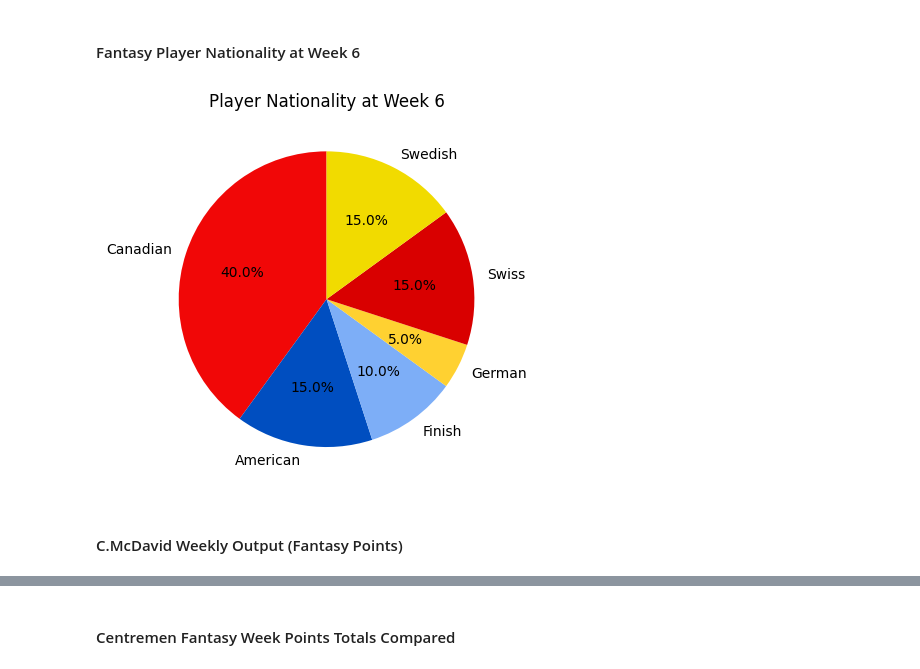
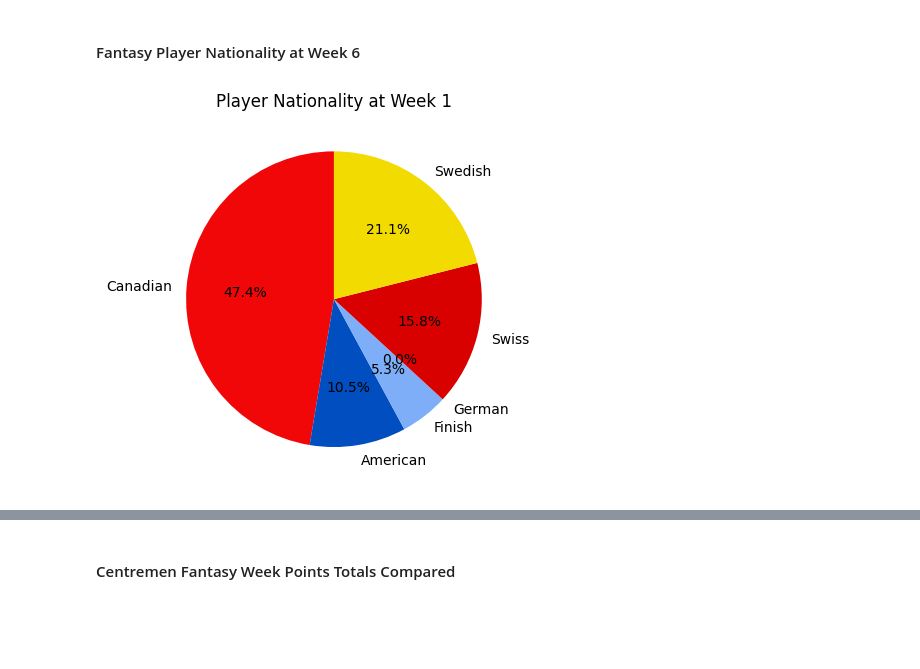
Before and after one commit to carsonbennett1/Hockey-Player-Analysis-Project, a Jupyter notebook: Fantasy_Analysis.ipynb, the cells around one changed output, grey strips where cells are left out. Drawn from its saved outputs; the diff is of its cells as text; code cells hidden in the pictures; blank space fills up the shorter version.

```diff
--- a/Fantasy_Analysis.ipynb
+++ b/Fantasy_Analysis.ipynb
@@ -31,26 +31,24 @@ df
 # %%
 #Get Pie Chart Labels
 labels = ['Canadian', 'American', 'Finish', 'German', 'Swiss', 'Swedish']
 
 # Get Player Nationalities
 # Players must have played in Week6
-canadian = df[(df['Nationality'] == 'CAN') & (~pd.isna(df['Week6']))]
-american = df[(df['Nationality'] == 'USA') & (~pd.isna(df['Week6']))]
-german = df[(df['Nationality'] == 'GER') & (~pd.isna(df['Week6']))]
-swiss = df[(df['Nationality'] == 'SWI') & (~pd.isna(df['Week6']))]
-finish = df[(df['Nationality'] == 'FIN') & (~pd.isna(df['Week6']))]
-swedish = df[(df['Nationality'] == 'SWE') & (~pd.isna(df['Week6']))]
+canadian = df[(df['Nationality'] == 'CAN') & (~pd.isna(df['Week1']))]
+american = df[(df['Nationality'] == 'USA') & (~pd.isna(df['Week1']))]
+german = df[(df['Nationality'] == 'GER') & (~pd.isna(df['Week1']))]
+swiss = df[(df['Nationality'] == 'SWI') & (~pd.isna(df['Week1']))]
+finish = df[(df['Nationality'] == 'FIN') & (~pd.isna(df['Week1']))]
+swedish = df[(df['Nationality'] == 'SWE') & (~pd.isna(df['Week1']))]
 
 # Get Player Nationality Numbers
 nums = [canadian['Name'].count(), american['Name'].count(), finish['Name'].count(), german['Name'].count(),
         swiss['Name'].count(), swedish['Name'].count()]
 
 # Show Distribution
 plt.pie(nums, labels=labels, autopct='%1.1f%%', startangle=90,
     colors=['#f10707', '#004ec0', '#7daef7', '#ffd131', '#d90000', '#f1db00'])
-plt.title("Player Nationality at Week 6")
+plt.title("Player Nationality at Week 1")
 plt.show()
 # %% [output]
-[figure, old version]
+[figure, new version]
-# %% [markdown]
-#### C.McDavid Weekly Output (Fantasy Points)
```
Also changed, not shown: parts of 2 cells of this notebook, 2 other files.
